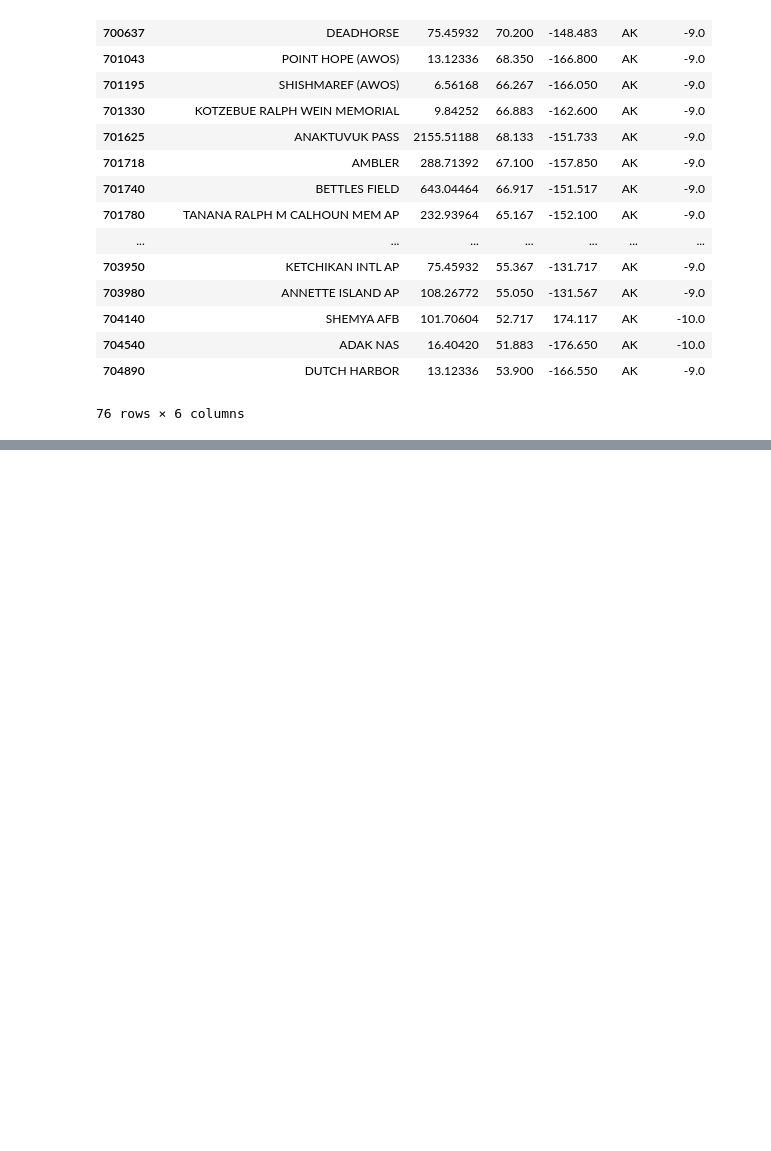
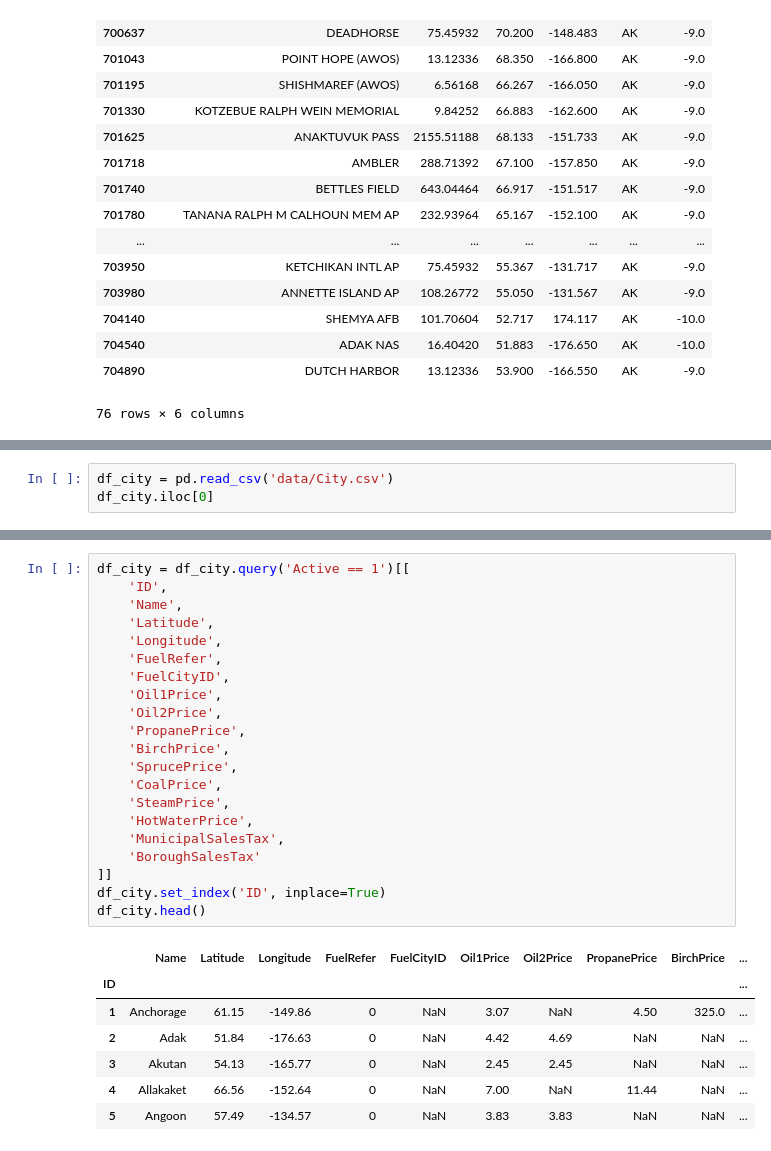
Before and after one commit to alanmitchell/heat-pump-calc, a Jupyter notebook: hp_calc_prep.ipynb, the cells around one changed output, grey strips where cells are left out. Drawn from its saved outputs; the diff is of its cells as text; blank space fills up the shorter version.

Commit message:
Preparing City data. Started library module.

```diff
--- a/hp_calc_prep.ipynb
+++ b/hp_calc_prep.ipynb
@@ -146,0 +165,3 @@ def haversine_np(lon1, lat1, lon2, lat2):
+# %%
+df_city = pd.read_csv('data/City.csv')
+df_city.iloc[0]
@@ -146,0 +186,29 @@ def haversine_np(lon1, lat1, lon2, lat2):
+# %%
+df_city = df_city.query('Active == 1')[[
+    'ID',
+    'Name',
+    'Latitude',
+    'Longitude',
+    'FuelRefer',
+    'FuelCityID',
+    'Oil1Price',
+    'Oil2Price',
+    'PropanePrice',
+    'BirchPrice',
+    'SprucePrice',
+    'CoalPrice',
+    'SteamPrice',
+    'HotWaterPrice',
+    'MunicipalSalesTax',
+    'BoroughSalesTax'
+]]
+df_city.set_index('ID', inplace=True)
+df_city.head()
+# %% [output]
+|  | Name | Latitude | Longitude | FuelRefer | FuelCityID | Oil1Price | Oil2Price | PropanePrice | BirchPrice | ... |
+| ID |  |  |  |  |  |  |  |  |  | ... |
+| 1 | Anchorage | 61.15 | -149.86 | 0 | NaN | 3.07 | NaN | 4.50 | 325.0 | ... |
+| 2 | Adak | 51.84 | -176.63 | 0 | NaN | 4.42 | 4.69 | NaN | NaN | ... |
+| 3 | Akutan | 54.13 | -165.77 | 0 | NaN | 2.45 | 2.45 | NaN | NaN | ... |
+| 4 | Allakaket | 66.56 | -152.64 | 0 | NaN | 7.00 | NaN | 11.44 | NaN | ... |
+| 5 | Angoon | 57.49 | -134.57 | 0 | NaN | 3.83 | 3.83 | NaN | NaN | ... |
```
Also changed, not shown: parts of 8 cells of this notebook, 1 other file.
